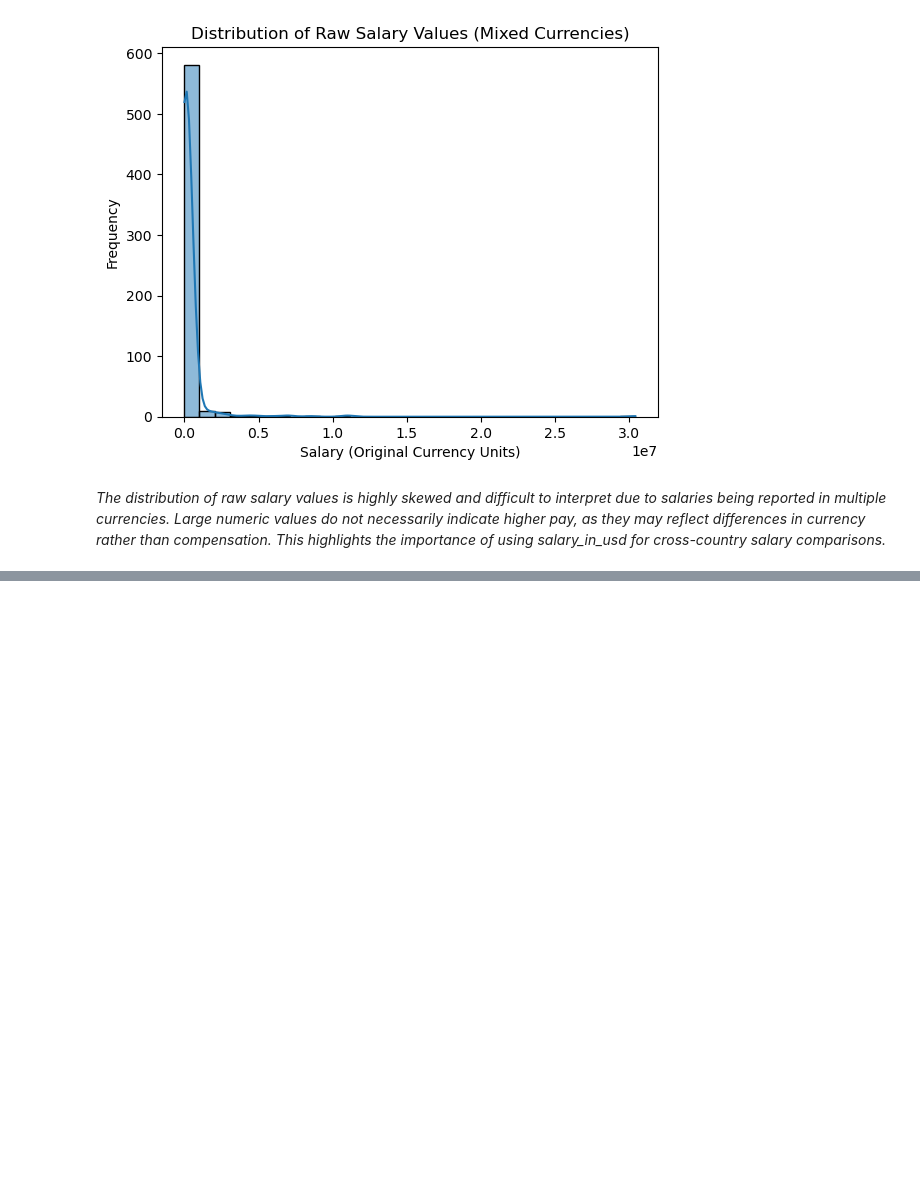
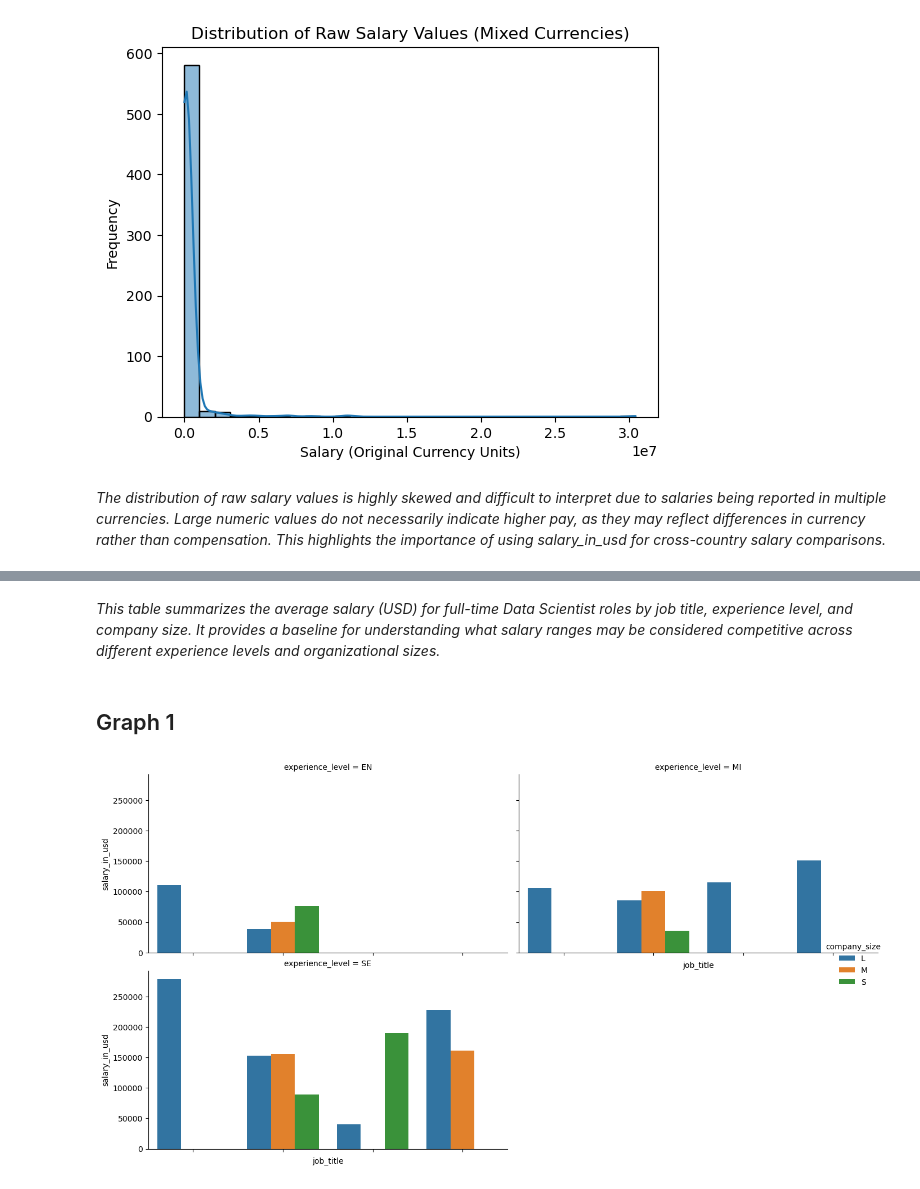
Before and after one commit to Evebarr20/DSE5002_Project1, a Jupyter notebook: Project_01.ipynb, the cells around one changed output, grey strips where cells are left out. Cells and saved outputs as stored; diff of their text form; code cells hidden in the pictures; blank space fills up the shorter version.

Commit message:
table 1 and plot 1

```diff
--- a/Project_01.ipynb
+++ b/Project_01.ipynb
@@ -521,0 +526,17 @@ Text(0, 0.5, 'Frequency')
+# %%
+# create a copy so I don't change the original data frame
+new_df = ds_df.copy()
+# filter job titles
+new_df = new_df[new_df['job_title'].str.contains('Data Scientist')]
+# remove unused categories
+# filter employment_type
+new_df = new_df[new_df['employment_type'] == 'FT']
+new_df = (new_df
+    .groupby(['job_title', 'experience_level', 'company_size'], observed = True)['salary_in_usd']
+    .mean()
+    .reset_index())
+# remove unused categories
+for col in ["job_title", "experience_level", "company_size"]:
+    new_df[col] = new_df[col].cat.remove_unused_categories()
+
+new_df
@@ -521,0 +561,26 @@ Text(0, 0.5, 'Frequency')
+# %% [markdown]
+*This table summarizes the average salary (USD) for full-time Data Scientist roles by job title, experience level, and company size. It provides a baseline for understanding what salary ranges may be considered competitive across different experience levels and organizational sizes.*
+# %% [markdown]
+## Graph 1
+# %%
+ax = sns.catplot(
+    new_df, kind = "bar",
+    x = "job_title", y = "salary_in_usd", col = "experience_level", hue = "company_size",
+    col_wrap = 2, height = 5, aspect = 1.3, errorbar = None
+)
+# fix the job titles labels
+ax.set_xticklabels(rotation = 45, ha = "right")
+plt.tight_layout()
+plt.subplots_adjust(bottom=0.30)  # increase if still cut off (try 0.30)
+plt.show()
+
+# text labels with each bar value
+for a in ax.axes.flat:
+    for container in a.containers:
+        labels = [
+            f"${int(v/1000)}k" if v > 0 else ""
+            for v in container.datavalues
+        ]
+        a.bar_label(container, labels=labels, fontsize=8, padding=2)
+# %% [output]
+[figure, added]
```
Also changed, not shown: parts of 3 cells of this notebook.
